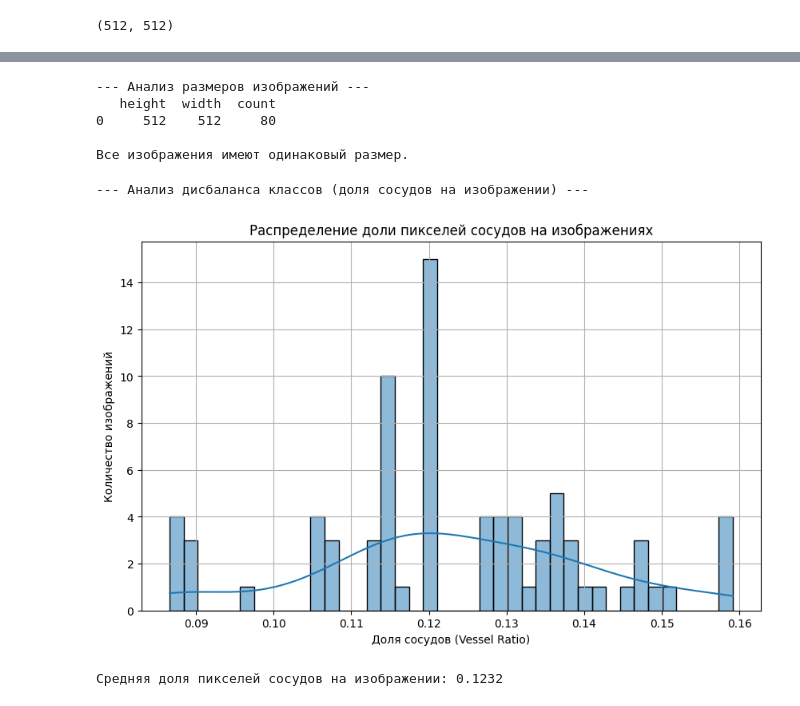
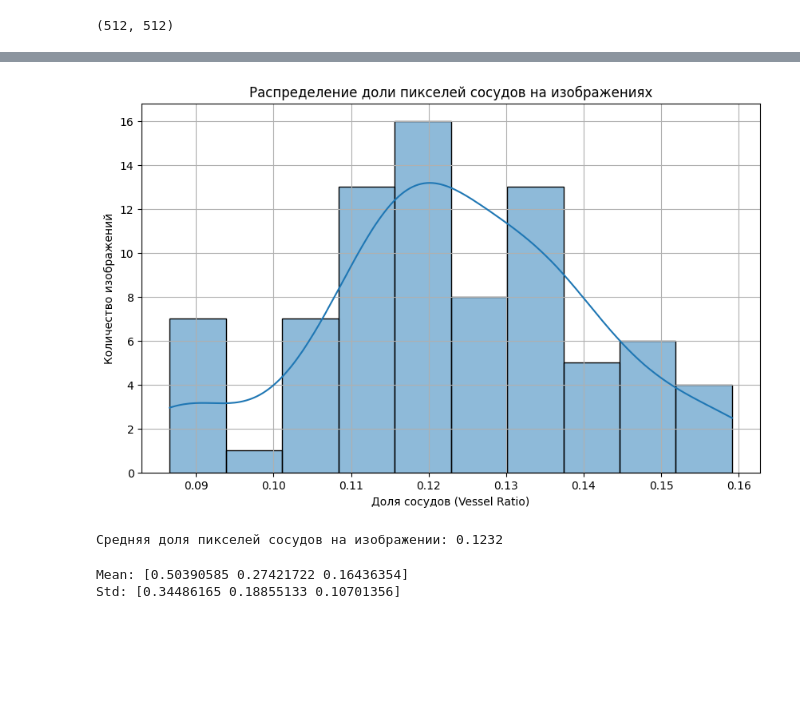
Before and after one commit to Provincial2511/retina-segmentation, a Jupyter notebook: notebooks/EDA.ipynb, the cells around one changed output, grey strips where cells are left out. Cells and saved outputs as stored; diff of their text form; code cells hidden in the pictures; blank space fills up the shorter version.

```diff
--- a/notebooks/EDA.ipynb
+++ b/notebooks/EDA.ipynb
@@ -145,31 +132,41 @@ print(df.head())
-# %%
-print("\n--- Анализ размеров изображений ---")
-size_counts = df.groupby(['height', 'width']).size().reset_index(name='count')
-print(size_counts)
-
-if len(size_counts) > 1:
-    print("\nВНИМАНИЕ: Изображения имеют разные размеры. Resize обязателен.")
-else:
-    print("\nВсе изображения имеют одинаковый размер.")
-# %% [output]
---- Анализ размеров изображений ---
-   height  width  count
-0     512    512     80
-
-Все изображения имеют одинаковый размер.
 # %%
-print("\n--- Анализ дисбаланса классов (доля сосудов на изображении) ---")
 plt.figure(figsize=(10, 6))
-sns.histplot(df['vessel_ratio'], bins=40, kde=True)
+sns.histplot(df['vessel_ratio'], bins=10, kde=True)
 plt.title('Распределение доли пикселей сосудов на изображениях')
 plt.xlabel('Доля сосудов (Vessel Ratio)')
 plt.ylabel('Количество изображений')
 plt.grid(True)
 plt.show()
 
 mean_ratio = df['vessel_ratio'].mean()
-print(f"\nСредняя доля пикселей сосудов на изображении: {mean_ratio:.4f}")
+print(f"Средняя доля пикселей сосудов на изображении: {mean_ratio:.4f}")
 # %% [output]
+[figure, new version]
---- Анализ дисбаланса классов (доля сосудов на изображении) ---
+Средняя доля пикселей сосудов на изображении: 0.1232
-[figure, old version]
-Средняя доля пикселей сосудов на изображении: 0.1232
+# %%
+def compute_stats(img_paths):
+    """Находит mean и std для нормализации"""
+    pixel_sum = np.zeros(3)
+    pixel_sq_sum = np.zeros(3)
+    count = 0
+
+    for img_path in img_paths:
+        img = cv2.imread(img_path)
+        img = cv2.cvtColor(img, cv2.COLOR_BGR2RGB)
+        img = img / 255.0
+
+        pixel_sum += img.mean(axis=(0, 1))
+        pixel_sq_sum += (img**2).mean(axis=(0, 1))
+        count += 1
+
+    mean = pixel_sum / count
+    std = np.sqrt((pixel_sq_sum / count) - mean**2)
+
+    return mean, std
+
+mean, std = compute_stats(paired_train_images)
+print(f"Mean: {mean}")
+print(f"Std: {std}")
+# %% [output]
+Mean: [0.50390585 0.27421722 0.16436354]
+Std: [0.34486165 0.18855133 0.10701356]
```
Also changed, not shown: parts of 8 cells of this notebook, 2 other files.
